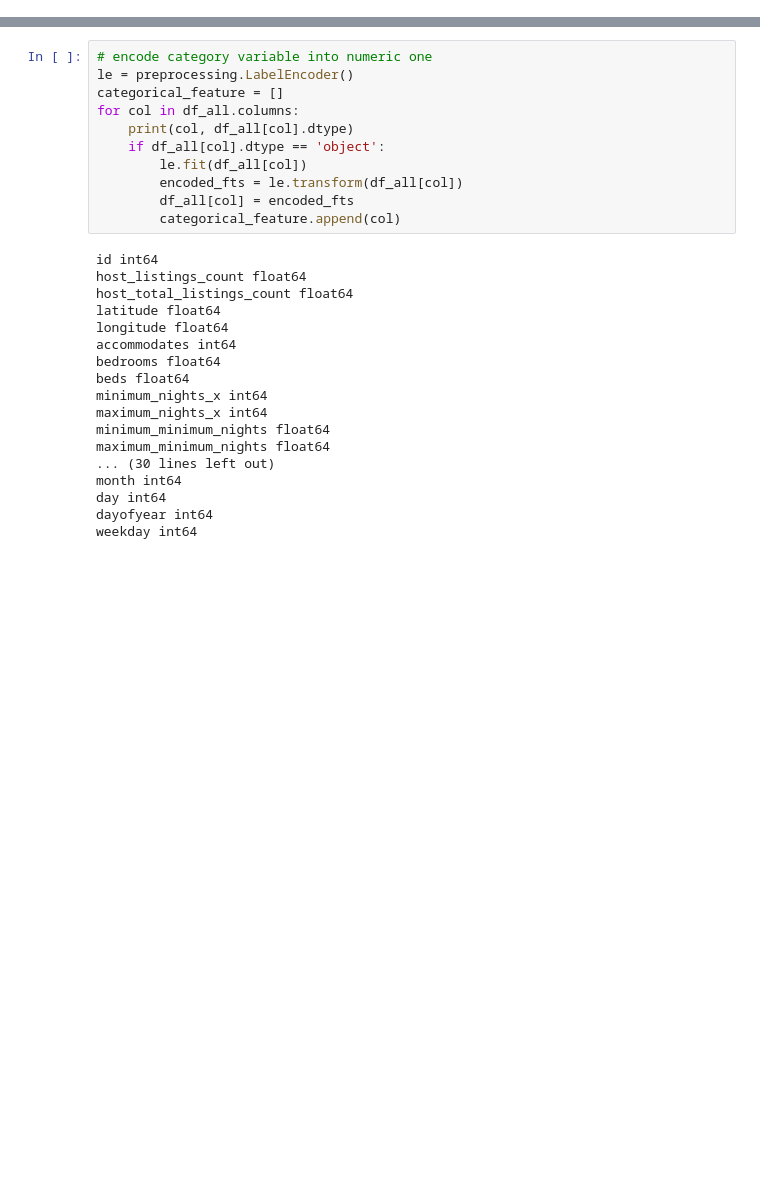
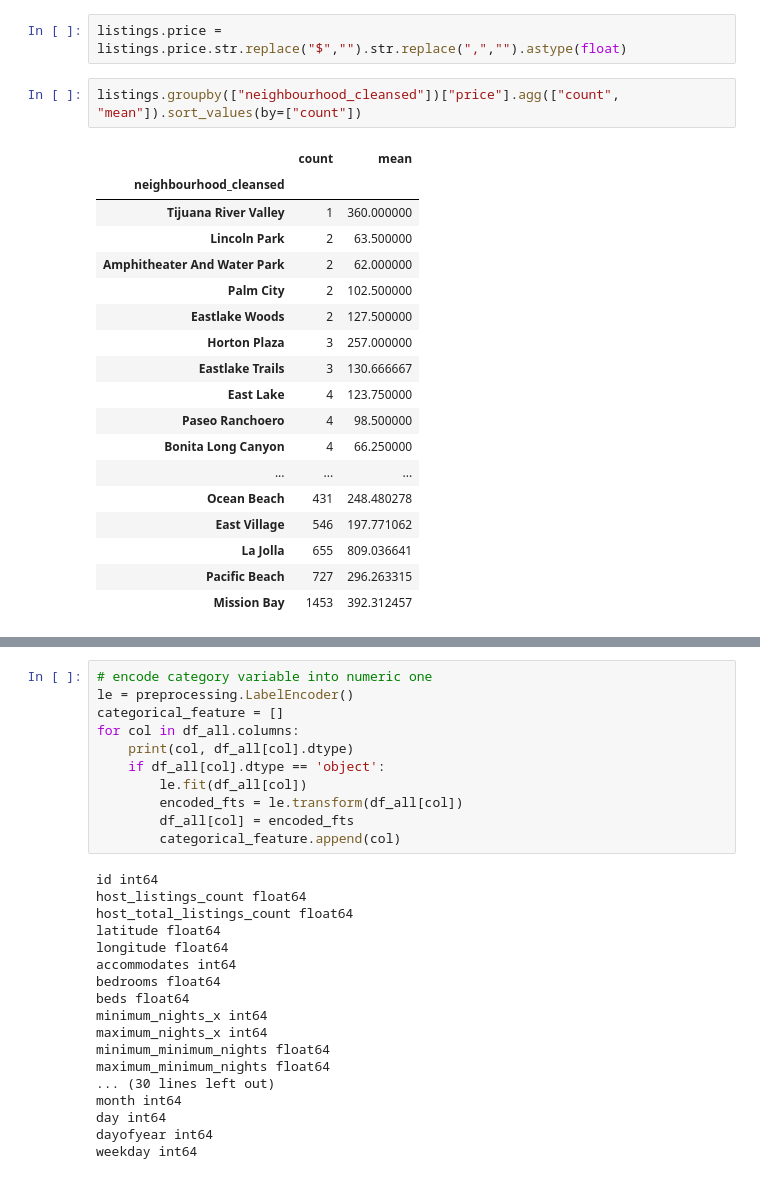
Before and after one commit to italu1013/insideairbnb_rental_price_prediction, a Jupyter notebook: EDA.ipynb, the cells around one changed output, grey strips where cells are left out. Cells and saved outputs as stored; diff of their text form; blank space fills up the shorter version.

```diff
--- a/EDA.ipynb
+++ b/EDA.ipynb
@@ -22,0 +60,23 @@ reviews = pd.read_csv("data/reviews.csv.gz")
+# %%
+listings.price = listings.price.str.replace("$","").str.replace(",","").astype(float)
+# %%
+listings.groupby(["neighbourhood_cleansed"])["price"].agg(["count", "mean"]).sort_values(by=["count"])
+# %% [output]
+|  | count | mean |
+| neighbourhood_cleansed |  |  |
+| Tijuana River Valley | 1 | 360.000000 |
+| Lincoln Park | 2 | 63.500000 |
+| Amphitheater And Water Park | 2 | 62.000000 |
+| Palm City | 2 | 102.500000 |
+| Eastlake Woods | 2 | 127.500000 |
+| Horton Plaza | 3 | 257.000000 |
+| Eastlake Trails | 3 | 130.666667 |
+| East Lake | 4 | 123.750000 |
+| Paseo Ranchoero | 4 | 98.500000 |
+| Bonita Long Canyon | 4 | 66.250000 |
+| ... | ... | ... |
+| Ocean Beach | 431 | 248.480278 |
+| East Village | 546 | 197.771062 |
+| La Jolla | 655 | 809.036641 |
+| Pacific Beach | 727 | 296.263315 |
+| Mission Bay | 1453 | 392.312457 |
```
Also changed, not shown: parts of 10 cells of this notebook, 1 other file.
